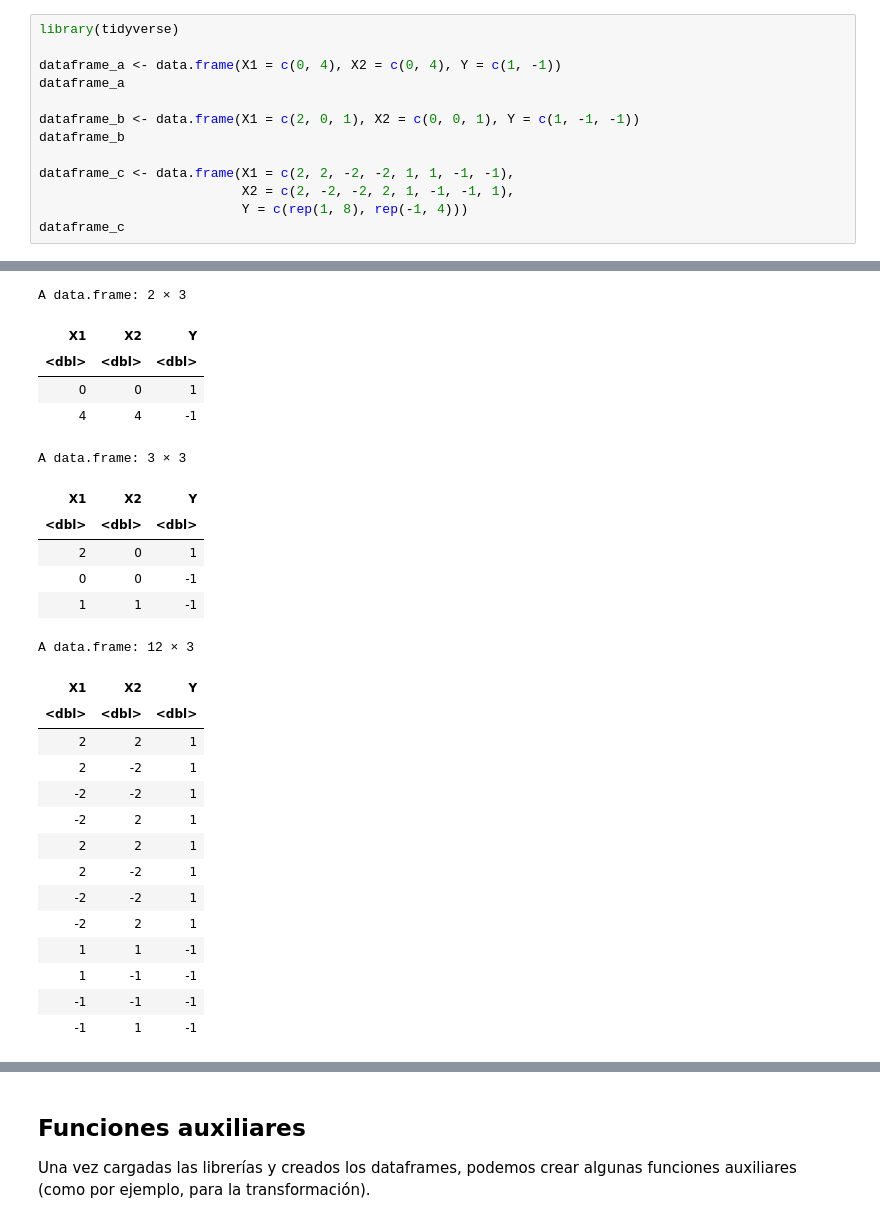
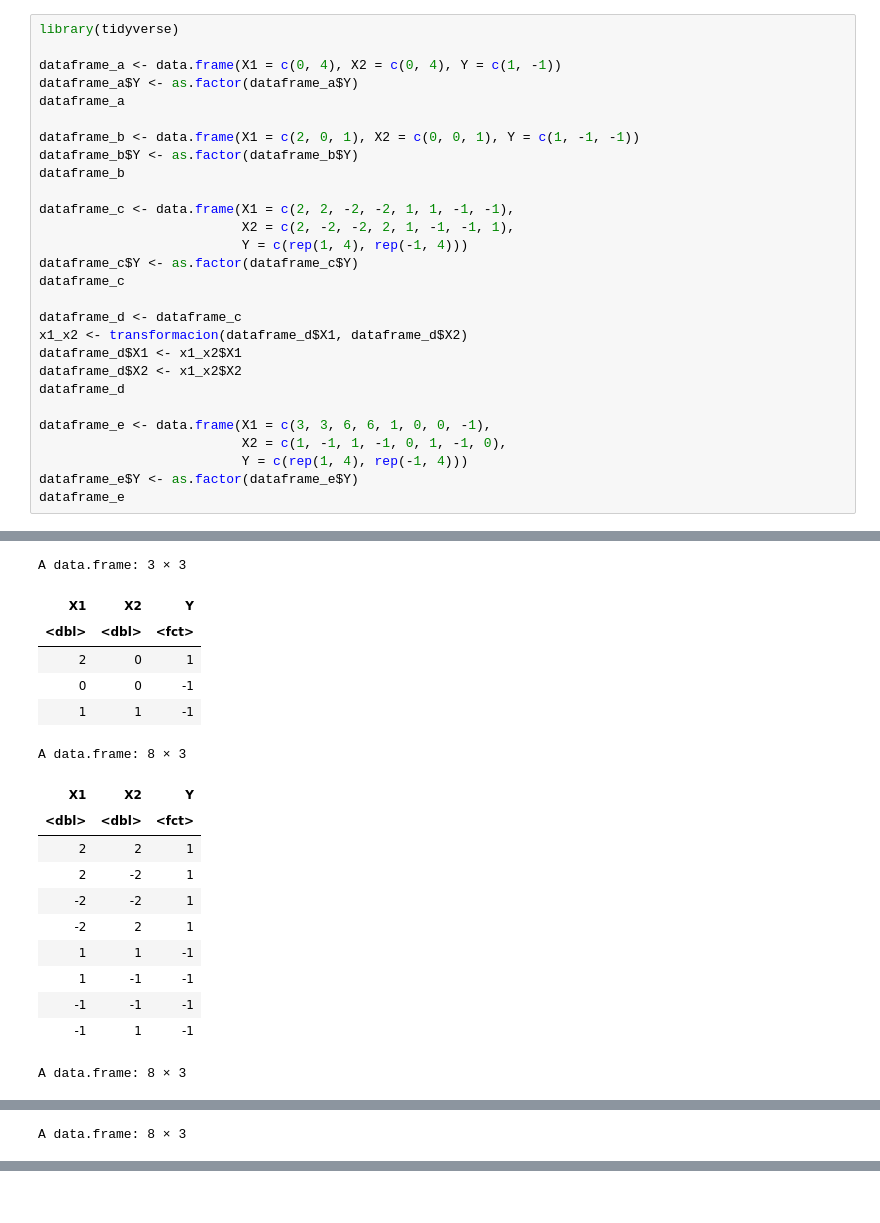
Before and after one commit to MAngelGC/SVM, a Jupyter notebook: SVM Manual.ipynb, the cells around one changed output, grey strips where cells are left out. Drawn from its saved outputs; the diff is of its cells as text.

```diff
--- a/SVM Manual.ipynb
+++ b/SVM Manual.ipynb
@@ -7,13 +115,28 @@ Primero, cargamos las librerías necesarias y creamos los dataframes a usar
 library(tidyverse)
 
 dataframe_a <- data.frame(X1 = c(0, 4), X2 = c(0, 4), Y = c(1, -1))
+dataframe_a$Y <- as.factor(dataframe_a$Y)
 dataframe_a
 
 dataframe_b <- data.frame(X1 = c(2, 0, 1), X2 = c(0, 0, 1), Y = c(1, -1, -1))
+dataframe_b$Y <- as.factor(dataframe_b$Y)
 dataframe_b
 
 dataframe_c <- data.frame(X1 = c(2, 2, -2, -2, 1, 1, -1, -1),
                           X2 = c(2, -2, -2, 2, 1, -1, -1, 1),
-                          Y = c(rep(1, 8), rep(-1, 4)))
+                          Y = c(rep(1, 4), rep(-1, 4)))
+dataframe_c$Y <- as.factor(dataframe_c$Y)
 dataframe_c
+
+dataframe_d <- dataframe_c
+x1_x2 <- transformacion(dataframe_d$X1, dataframe_d$X2)
+dataframe_d$X1 <- x1_x2$X1
+dataframe_d$X2 <- x1_x2$X2
+dataframe_d
+
+dataframe_e <- data.frame(X1 = c(3, 3, 6, 6, 1, 0, 0, -1),
+                          X2 = c(1, -1, 1, -1, 0, 1, -1, 0),
+                          Y = c(rep(1, 4), rep(-1, 4)))
+dataframe_e$Y <- as.factor(dataframe_e$Y)
+dataframe_e
 # %% [output]
@@ -30,26 +148,18 @@ dataframe_c
-A data.frame: 2 × 3
+A data.frame: 3 × 3
-| X1 | X2 | Y |
-| <dbl> | <dbl> | <dbl> |
-| 0 | 0 | 1 |
-| 4 | 4 | -1 |
+| X1 | X2 | Y |
+| <dbl> | <dbl> | <fct> |
+| 2 | 0 | 1 |
+| 0 | 0 | -1 |
+| 1 | 1 | -1 |
-A data.frame: 3 × 3
+A data.frame: 8 × 3
-| X1 | X2 | Y |
-| <dbl> | <dbl> | <dbl> |
-| 2 | 0 | 1 |
-| 0 | 0 | -1 |
-| 1 | 1 | -1 |
+| X1 | X2 | Y |
+| <dbl> | <dbl> | <fct> |
+| 2 | 2 | 1 |
+| 2 | -2 | 1 |
+| -2 | -2 | 1 |
+| -2 | 2 | 1 |
+| 1 | 1 | -1 |
+| 1 | -1 | -1 |
+| -1 | -1 | -1 |
+| -1 | 1 | -1 |
-A data.frame: 12 × 3
+A data.frame: 8 × 3
-| X1 | X2 | Y |
-| <dbl> | <dbl> | <dbl> |
-| 2 | 2 | 1 |
-| 2 | -2 | 1 |
-| -2 | -2 | 1 |
-| -2 | 2 | 1 |
-| 2 | 2 | 1 |
-| 2 | -2 | 1 |
-| -2 | -2 | 1 |
-| -2 | 2 | 1 |
-| 1 | 1 | -1 |
-| 1 | -1 | -1 |
-| -1 | -1 | -1 |
-| -1 | 1 | -1 |
@@ -55,0 +176 @@ A data.frame: 12 × 3
+A data.frame: 8 × 3
@@ -56,3 +186,0 @@ A data.frame: 12 × 3
-# %% [markdown]
-## Funciones auxiliares
-Una vez cargadas las librerías y creados los dataframes, podemos crear algunas funciones auxiliares (como por ejemplo, para la transformación).
```
Also changed, not shown: parts of 23 cells of this notebook, 1 other file.
